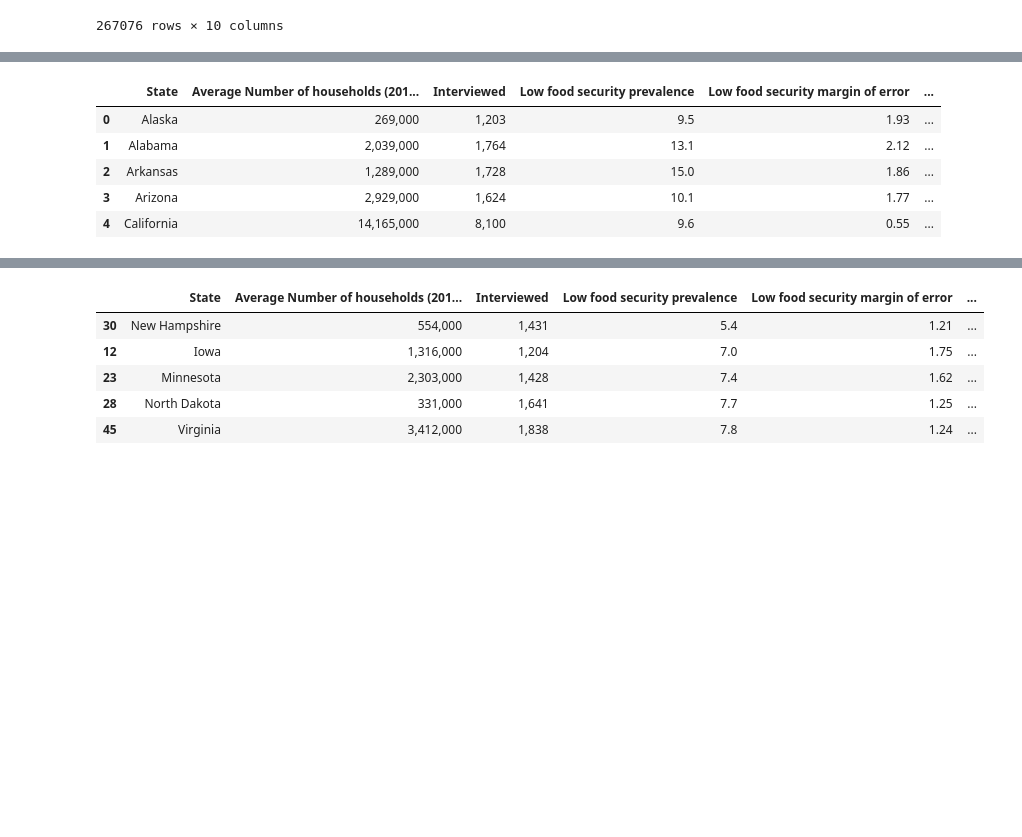
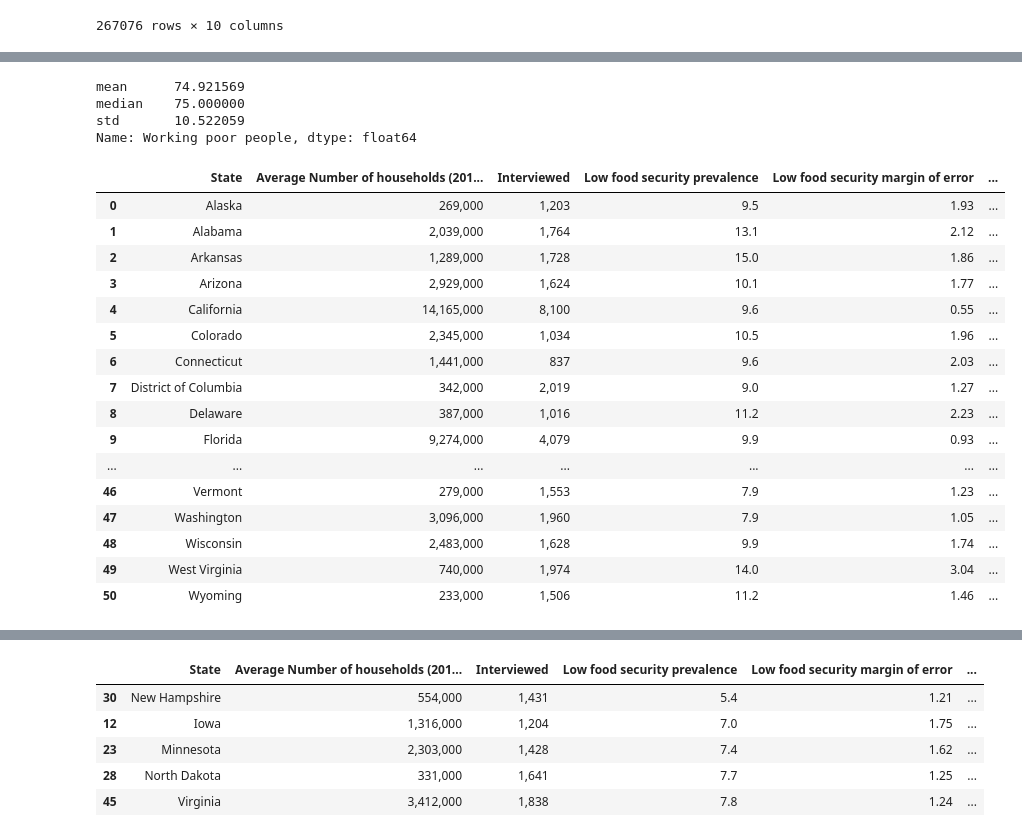
Before and after one commit to himalayahall/DATA608, a Jupyter notebook: Story 6/Story6.ipynb, the cells around one changed output, grey strips where cells are left out. Cells and saved outputs as stored; diff of their text form; code cells hidden in the pictures; blank space fills up the shorter version.

```diff
--- a/Story 6/Story6.ipynb
+++ b/Story 6/Story6.ipynb
@@ -218,20 +229,49 @@ fig.show()
 fig = px.bar(snap_df,
              x='State',
              y='Working poor people',
-             title='SNAP Participation Rate Among Working Poor People, 2011-2021',
+             labels={'Working poor people':'SNAP Participation'},
+             title='''
+             Average SNAP Participation for Working Poor People is less than 75%. Promoting SNAP
+             <br>Participation would reduce Prevalence of Food Insecurity.<br>
+             ''',
              text_auto=True)
 fig.update_xaxes(tickangle=45)
 fig.show()
+
+snap_df['Working poor people'].agg(['mean', 'median', 'std'])
+
+#  Mississippi
+# Arkansas
+# Louisiana
+# West Virginia
+# Oklahoma
+# %% [output]
+mean      74.921569
+median    75.000000
+std       10.522059
+Name: Working poor people, dtype: float64
 # %%
 # Data source: https://www.ers.usda.gov/topics/food-nutrition-assistance/food-security-in-the-u-s/key-statistics-graphics/#children
 state_food_sec_2021 = pd.read_csv('./data/household_state_food_security_2021.tsv', sep='\t', encoding='cp1252', index_col=False)
 state_food_sec_2021['State Abbrev'] = state_food_sec_2021['State']
 state_food_sec_2021['State'] = state_food_sec_2021['State Abbrev'].map(abbrev_to_us_state)
-state_food_sec_2021.head()
+state_food_sec_2021['Year'] = 2021
+state_food_sec_2021
 # %% [output]
 |  | State | Average Number of households (201... | Interviewed | Low food security prevalence | Low food security margin of error | ... |
 | 0 | Alaska | 269,000 | 1,203 | 9.5 | 1.93 | ... |
 | 1 | Alabama | 2,039,000 | 1,764 | 13.1 | 2.12 | ... |
 | 2 | Arkansas | 1,289,000 | 1,728 | 15.0 | 1.86 | ... |
 | 3 | Arizona | 2,929,000 | 1,624 | 10.1 | 1.77 | ... |
 | 4 | California | 14,165,000 | 8,100 | 9.6 | 0.55 | ... |
+| 5 | Colorado | 2,345,000 | 1,034 | 10.5 | 1.96 | ... |
+| 6 | Connecticut | 1,441,000 | 837 | 9.6 | 2.03 | ... |
+| 7 | District of Columbia | 342,000 | 2,019 | 9.0 | 1.27 | ... |
+| 8 | Delaware | 387,000 | 1,016 | 11.2 | 2.23 | ... |
+| 9 | Florida | 9,274,000 | 4,079 | 9.9 | 0.93 | ... |
+| ... | ... | ... | ... | ... | ... | ... |
+| 46 | Vermont | 279,000 | 1,553 | 7.9 | 1.23 | ... |
+| 47 | Washington | 3,096,000 | 1,960 | 7.9 | 1.05 | ... |
+| 48 | Wisconsin | 2,483,000 | 1,628 | 9.9 | 1.74 | ... |
+| 49 | West Virginia | 740,000 | 1,974 | 14.0 | 3.04 | ... |
+| 50 | Wyoming | 233,000 | 1,506 | 11.2 | 1.46 | ... |
```
Also changed, not shown: parts of 4 cells of this notebook, 1 other file.
